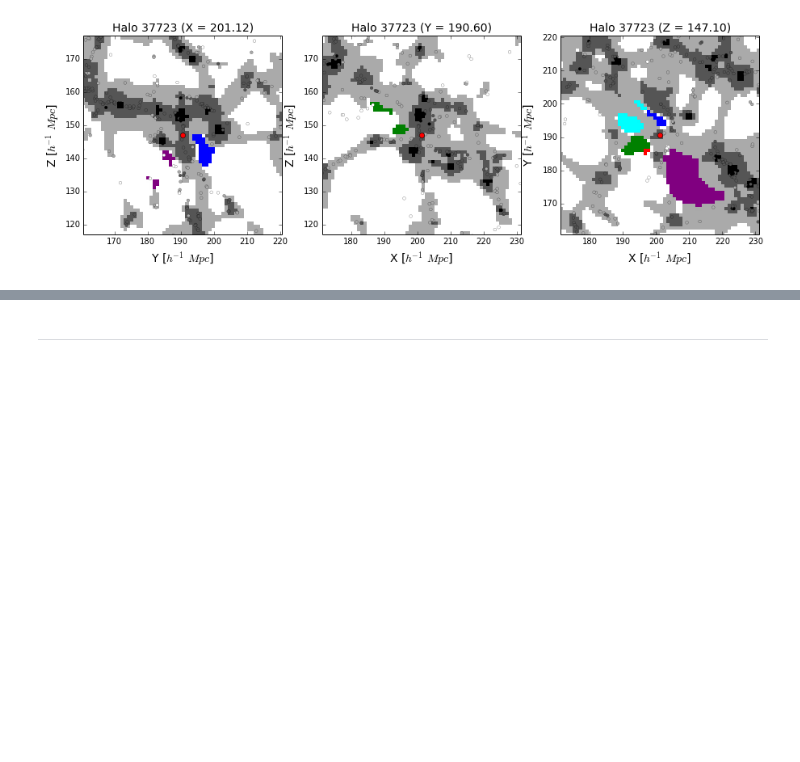
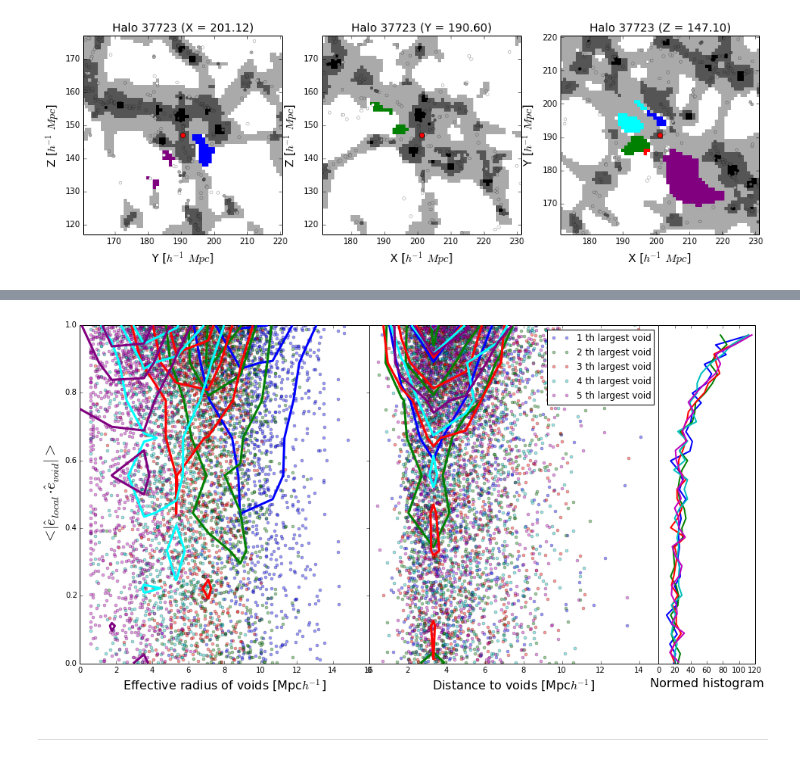
Before and after one commit to sbustamante/LGVoids, a Jupyter notebook: codes/notebook.ipynb, the cells around one changed output, grey strips where cells are left out. Saved outputs shown, nothing was run; the diff lists cells and outputs as text; code cells hidden in the pictures; blank space fills up the shorter version.

```diff
--- a/codes/notebook.ipynb
+++ b/codes/notebook.ipynb
@@ -798,2 +950,6 @@ halo_environment( halos, id_voids, halos_eigs, LG_index[9], dx=30, Nneigh=5 )
+# %%
+alignment( ip_eigvec1, 1, "ip", Nneigh=5, order="largest", contourn=3 )
+# %% [output]
+[figure, added]
 # %% [markdown]
 - - -
```
Also changed, not shown: parts of 20 cells of this notebook, 4 other files.
